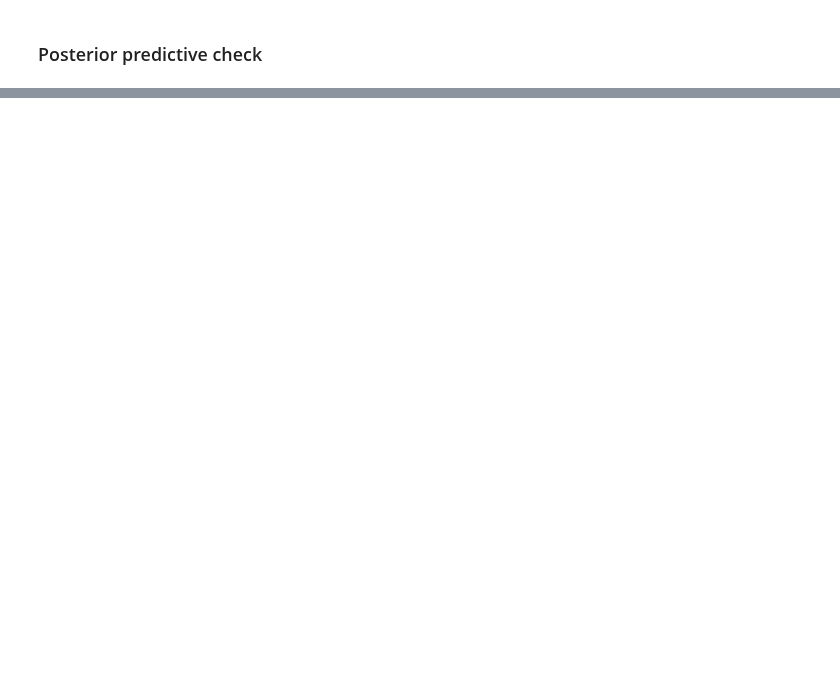
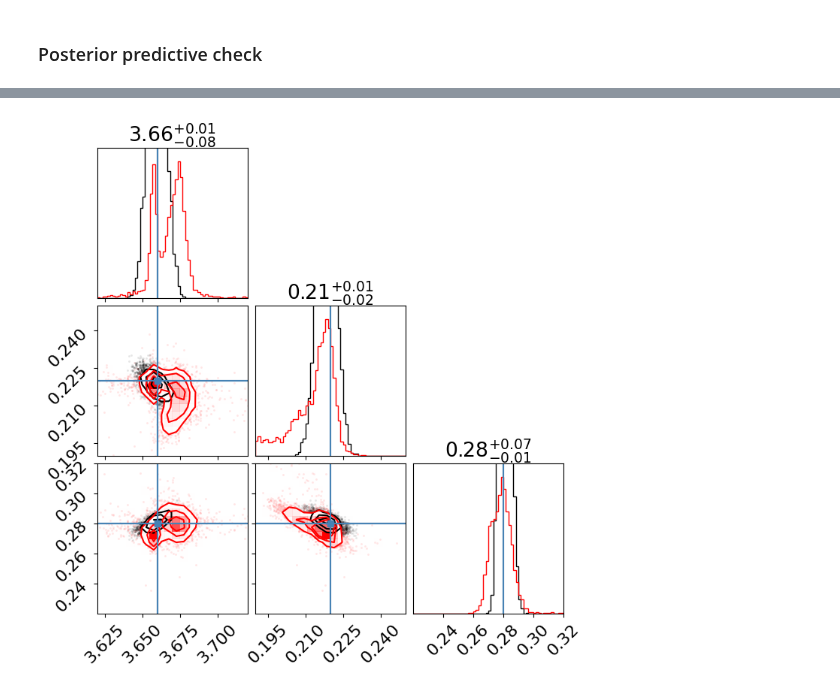
Before and after one commit to franciscoardevolmartinez/FlopPITy, a Jupyter notebook: examples/Example.ipynb, the cells around one changed output, grey strips where cells are left out. Cells and saved outputs as stored; diff of their text form; code cells hidden in the pictures; blank space fills up the shorter version.

```diff
--- a/examples/Example.ipynb
+++ b/examples/Example.ipynb
@@ -224,0 +374,20 @@ NameError: name 'compute_moments' is not defined
+# %%
+R = {}
+post_draws=[]
+
+n_ens = 10
+
+training_kwargs= dict(
+    stop_after_epochs = 10,
+    num_atoms = 10,
+    learning_rate=5e-4
+)
+
+flow_kwargs=dict(
+    flow='nsf',
+    bins=3,
+    transforms=5,
+    blocks=2,
+    hidden=32,
+    dropout=0.15
+)
@@ -224,0 +541,31 @@ NameError: name 'compute_moments' is not defined
+# %%
+#plot nested sampling posterior
+samples = sresults.samples_equal()
+narrow=[(3.62,3.72),(0.19,0.25),(0.22,0.32)]
+broad=[(1.,5),(0.1,0.7),(0.,1)]
+CORNER_KWARGS=dict(
+    plot_density=True,
+    hist_bin_factor=3,
+    plot_contours=True,
+    show_titles=True,
+    truths=[3.66, 0.22, 0.28],
+    range=narrow,
+    color='k'
+)
+ns = corner(sresults.samples_equal(), **CORNER_KWARGS)
+
+CORNER_KWARGS=dict(
+    plot_density=True,
+    hist_bin_factor=3,
+    plot_contours=True,
+    show_titles=True,
+    truths=[3.66, 0.22, 0.28],
+    range=narrow,
+    fig=ns,
+    color='red'
+)
+# fig=R.plot_corner(-1,n_samples=len(samples),**CORNER_KWARGS)
+# figure = corner(agg_samples, **CORNER_KWARGS)
+fig = corner(post_equal_weights, **CORNER_KWARGS)
+# %% [output]
+[figure, added]
```
Also changed, not shown: parts of 21 cells of this notebook, 2 other files.
